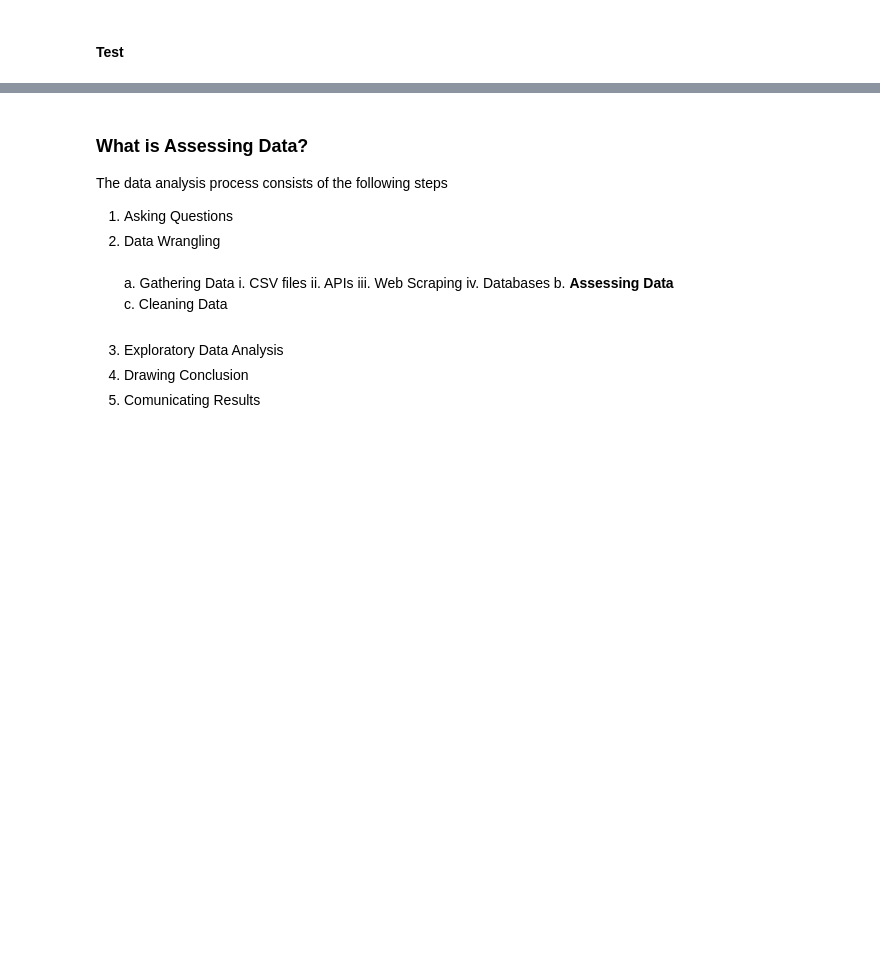
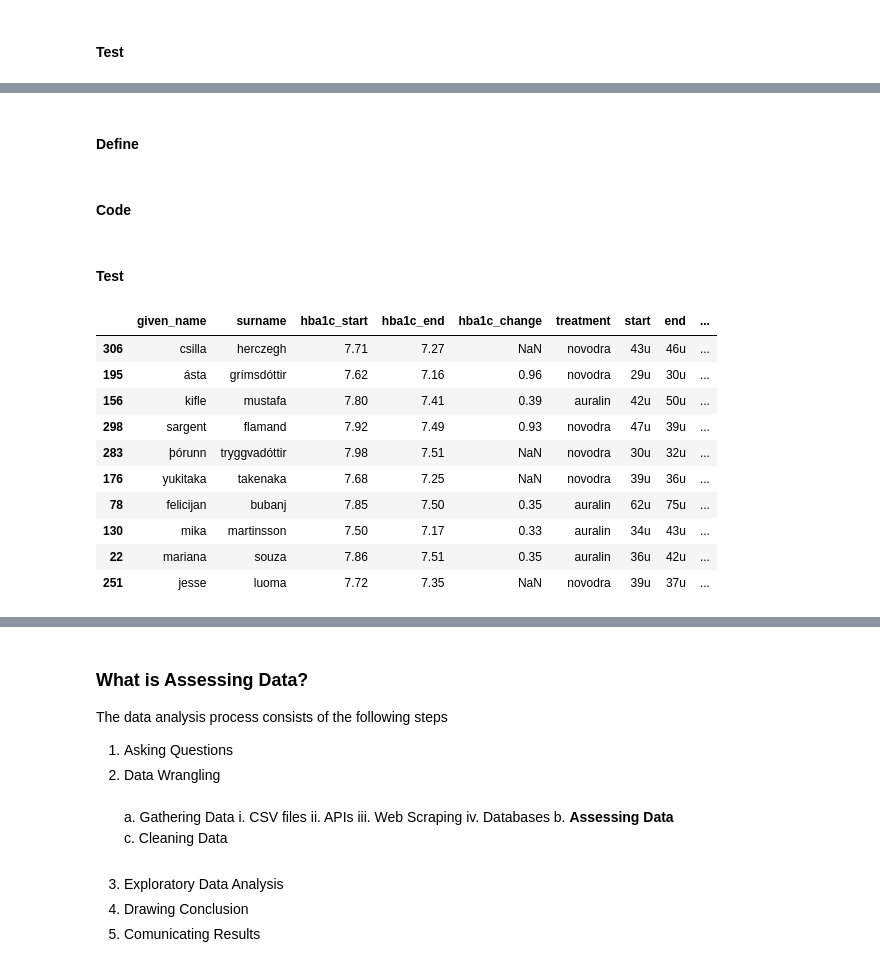
Before and after one commit to Sanaa495/data-wrangling, a Jupyter notebook: Data Wrangling.ipynb, the cells around one changed output, grey strips where cells are left out. Saved outputs shown, nothing was run; the diff lists cells and outputs as text; code cells hidden in the pictures; blank space fills up the shorter version.

```diff
--- a/Data Wrangling.ipynb
+++ b/Data Wrangling.ipynb
@@ -404,0 +393,2 @@ treatment_copy.head()
+# %% [markdown]
+#### Define
@@ -404,0 +397,20 @@ treatment_copy.head()
+# %% [markdown]
+#### Code
+# %%
+treatment_copy=pd.merge(left=treatment_copy, right=adverse_copy, how='left', on=['given_name','surname'])
+# %% [markdown]
+#### Test
+# %%
+treatment_copy.sample(10)
+# %% [output]
+|  | given_name | surname | hba1c_start | hba1c_end | hba1c_change | treatment | start | end | ... |
+| 306 | csilla | herczegh | 7.71 | 7.27 | NaN | novodra | 43u | 46u | ... |
+| 195 | ásta | grímsdóttir | 7.62 | 7.16 | 0.96 | novodra | 29u | 30u | ... |
+| 156 | kifle | mustafa | 7.80 | 7.41 | 0.39 | auralin | 42u | 50u | ... |
+| 298 | sargent | flamand | 7.92 | 7.49 | 0.93 | novodra | 47u | 39u | ... |
+| 283 | þórunn | tryggvadóttir | 7.98 | 7.51 | NaN | novodra | 30u | 32u | ... |
+| 176 | yukitaka | takenaka | 7.68 | 7.25 | NaN | novodra | 39u | 36u | ... |
+| 78 | felicijan | bubanj | 7.85 | 7.50 | 0.35 | auralin | 62u | 75u | ... |
+| 130 | mika | martinsson | 7.50 | 7.17 | 0.33 | auralin | 34u | 43u | ... |
+| 22 | mariana | souza | 7.86 | 7.51 | 0.35 | auralin | 36u | 42u | ... |
+| 251 | jesse | luoma | 7.72 | 7.35 | NaN | novodra | 39u | 37u | ... |
```
Also changed, not shown: parts of 40 cells of this notebook.
